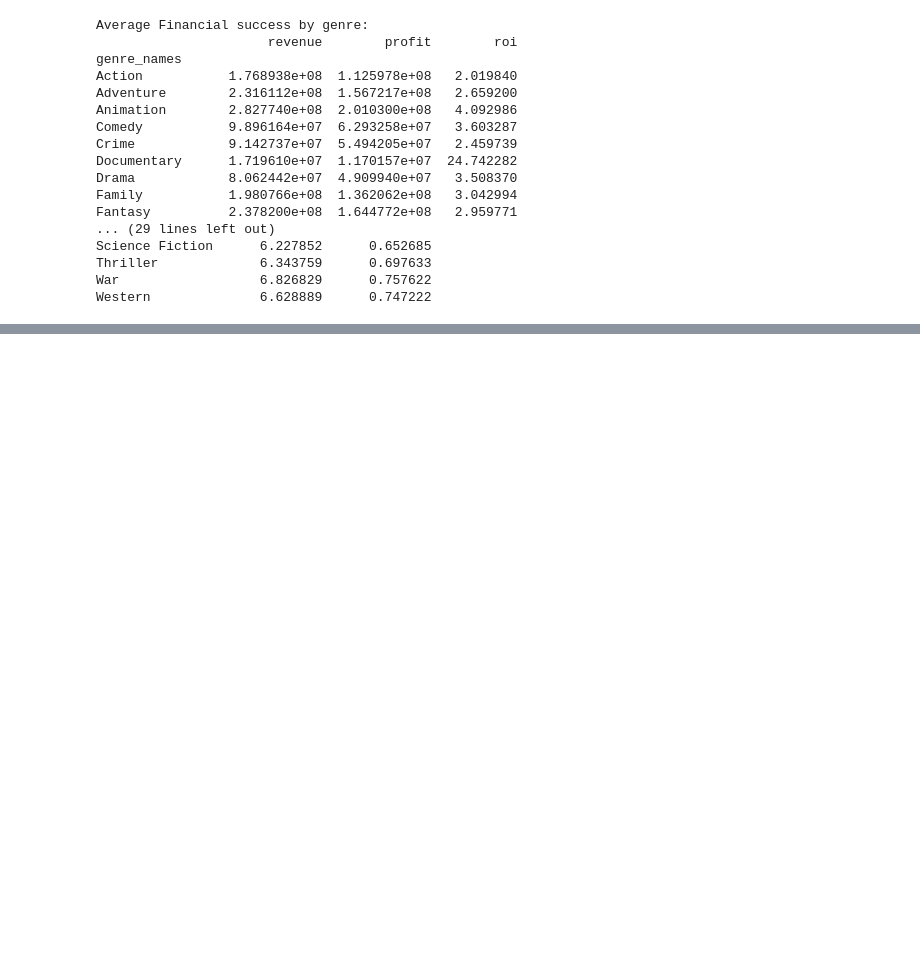
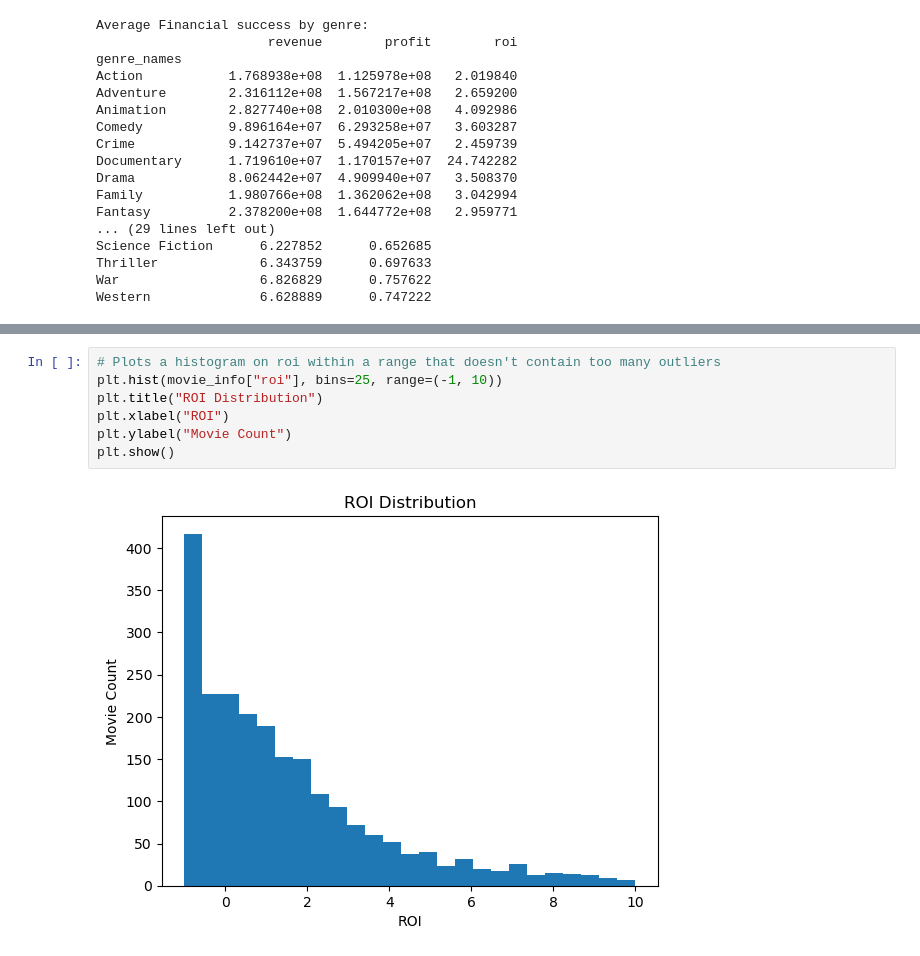
Before and after one commit to SamuelCooper1105/FP532, a Jupyter notebook: FP532.ipynb, the cells around one changed output, grey strips where cells are left out. Drawn from its saved outputs; the diff is of its cells as text; blank space fills up the shorter version.

```diff
--- a/FP532.ipynb
+++ b/FP532.ipynb
@@ -278,0 +320,9 @@ thinkfilm                              6.4500        0.7500
+# %%
+# Plots a histogram on roi within a range that doesn't contain too many outliers
+plt.hist(movie_info["roi"], bins=25, range=(-1, 10))
+plt.title("ROI Distribution")
+plt.xlabel("ROI")
+plt.ylabel("Movie Count")
+plt.show()
+# %% [output]
+[figure, added]
```
Also changed, not shown: parts of 30 cells of this notebook.
